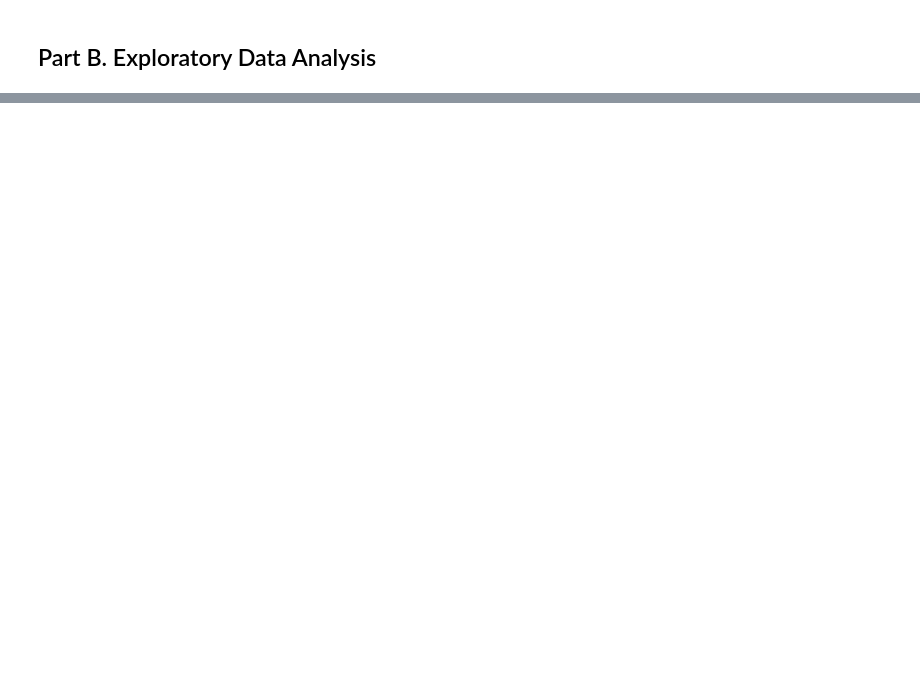
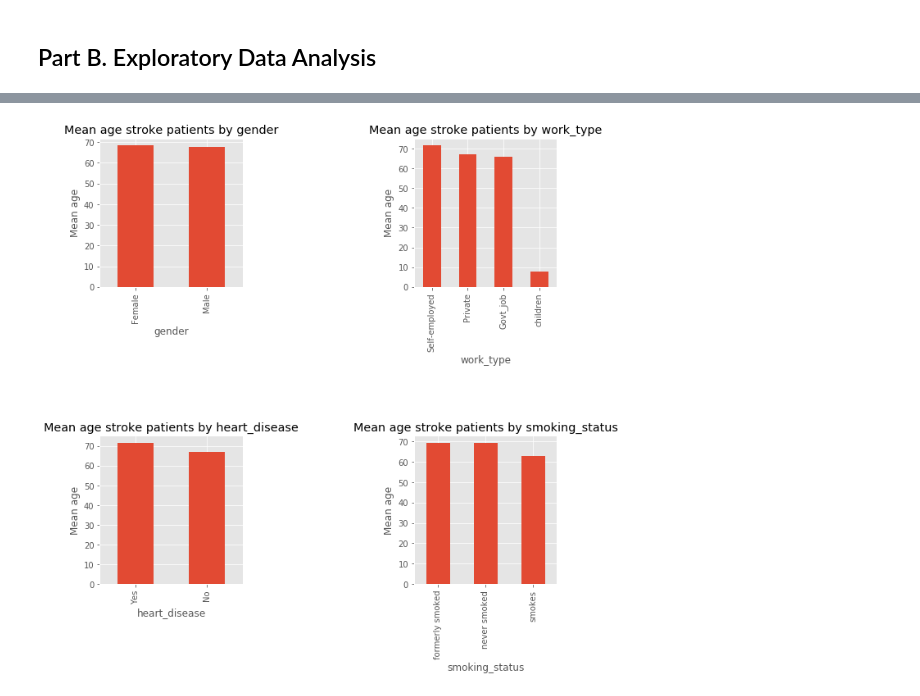
Before and after one commit to yoots88/portfolio, a Jupyter notebook: p1_stroke_risk/p1_stroke_risk_pred_eda.ipynb, the cells around one changed output, grey strips where cells are left out. Saved outputs shown, nothing was run; the diff lists cells and outputs as text; code cells hidden in the pictures; blank space fills up the shorter version.

```diff
--- a/p1_stroke_risk/p1_stroke_risk_pred_eda.ipynb
+++ b/p1_stroke_risk/p1_stroke_risk_pred_eda.ipynb
@@ -308,0 +514,5 @@ These set of guiding questions will help us to explore any insights and tell a c
+# %%
+# mean age of stroke patients by categorical factors:
+EDA_plot_mean_cat_barchart(df_stroke, 'age', 'gender', 'work_type', 'heart_disease', 'smoking_status')
+# %% [output]
+[figure, added]
```
Also changed, not shown: parts of 33 cells of this notebook, 1 other file.
